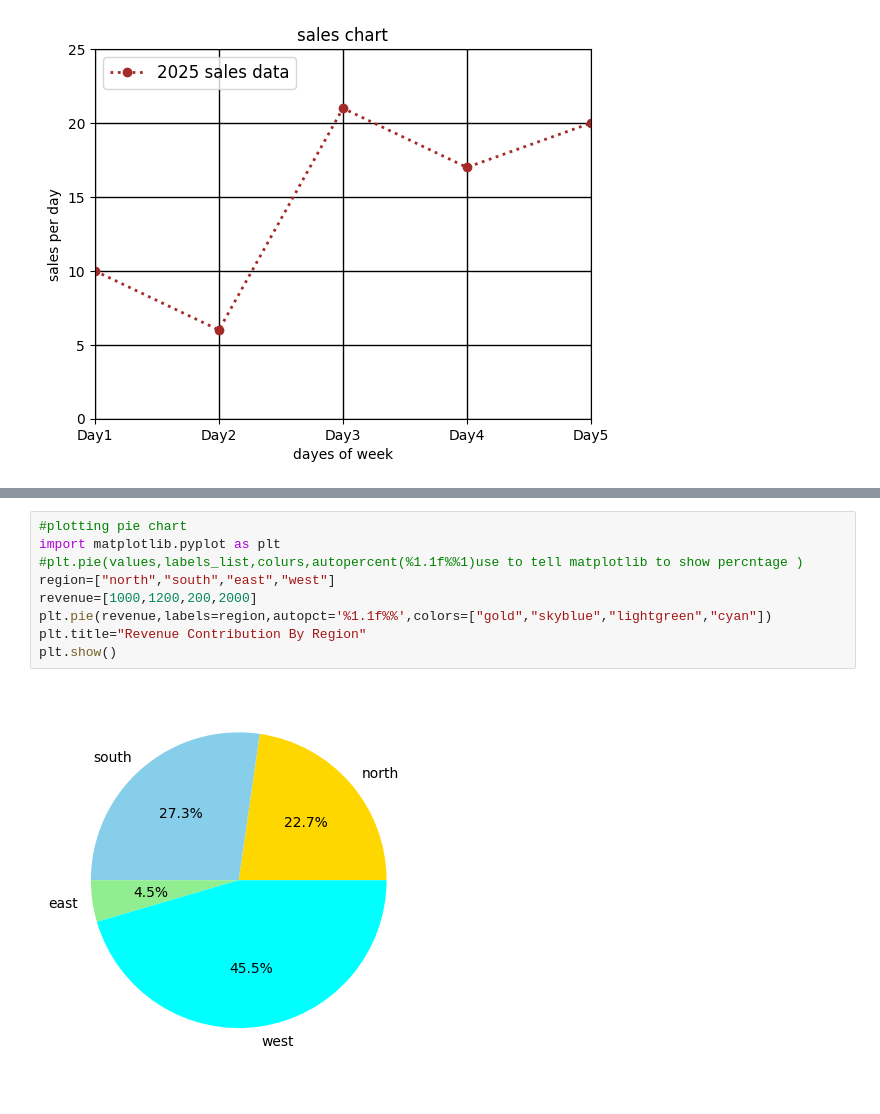
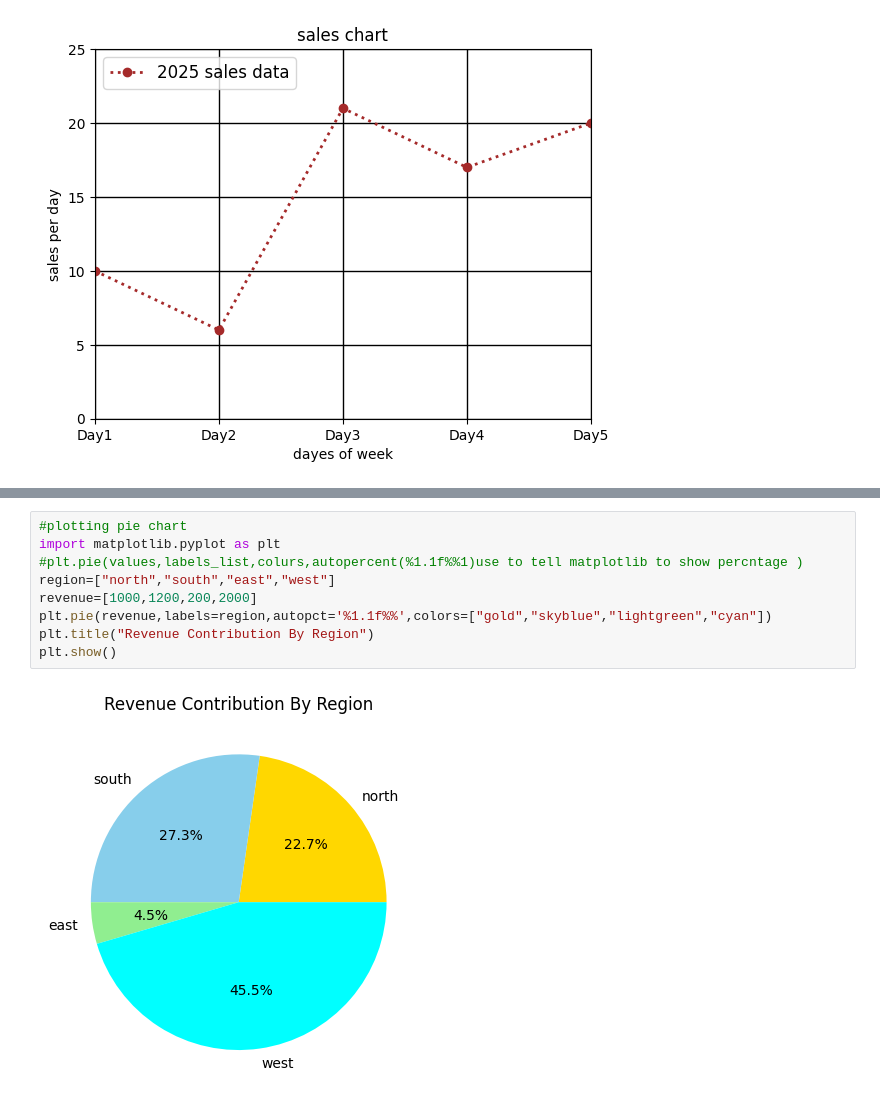
Before and after one commit to YashBora21/Data_Visualisation, a Jupyter notebook: plotting.ipynb, the cells around one changed output, grey strips where cells are left out. Drawn from its saved outputs; the diff is of its cells as text.

```diff
--- a/plotting.ipynb
+++ b/plotting.ipynb
@@ -49,14 +48,14 @@ TypeError: 'str' object is not callable
 # %%
 #plotting pie chart
 import matplotlib.pyplot as plt
 #plt.pie(values,labels_list,colurs,autopercent(%1.1f%%1)use to tell matplotlib to show percntage )
 region=["north","south","east","west"]
 revenue=[1000,1200,200,2000]
 plt.pie(revenue,labels=region,autopct='%1.1f%%',colors=["gold","skyblue","lightgreen","cyan"])
-plt.title="Revenue Contribution By Region"
+plt.title("Revenue Contribution By Region")
 plt.show()
 # %% [output]
-[figure, old version]
+[figure, new version]
 # %%
 #plt.hist(data,bins=no.of_bins,colur,edgecolour)
 import matplotlib.pyplot as plt
```
Also changed, not shown: parts of 2 cells of this notebook, 11 other files.
